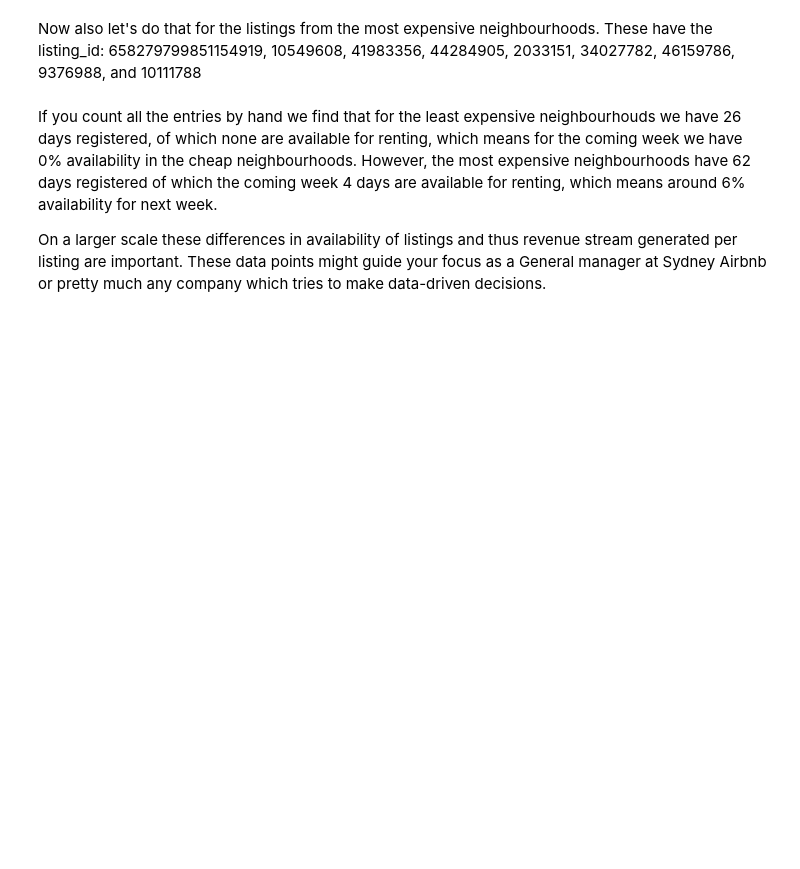
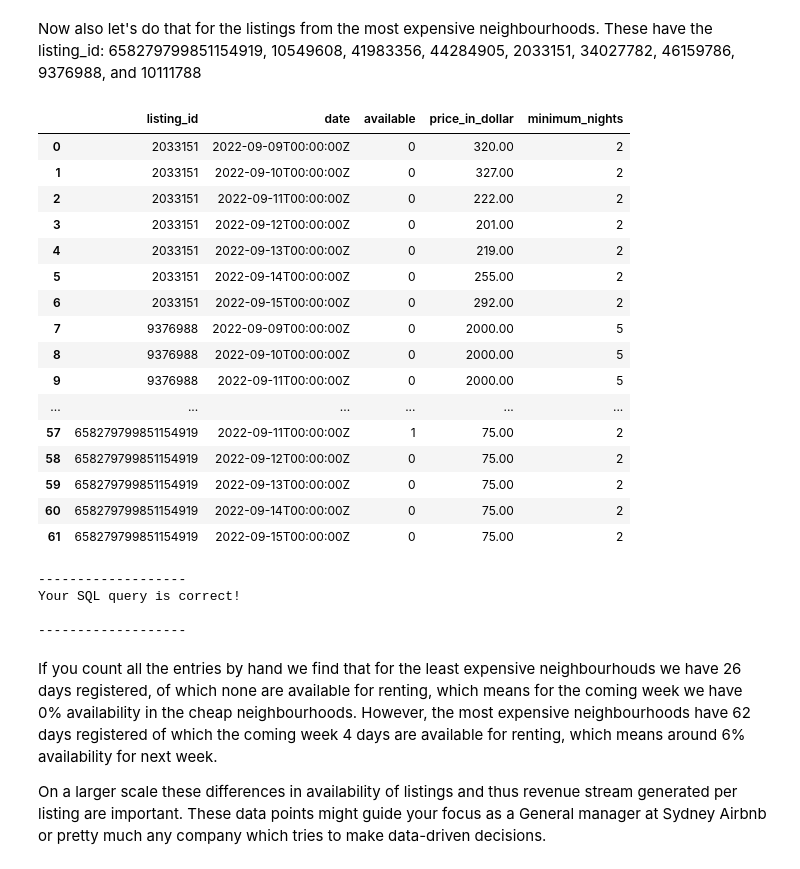
Before and after one commit to DuretiShemsi/SQLQueryProject, a Jupyter notebook: Dureti_Shemsi_Week_1_Project_SQLCC.ipynb, the cells around one changed output. Drawn from its saved outputs; the diff is of its cells as text; code cells hidden in the pictures; blank space fills up the shorter version.

```diff
--- a/Dureti_Shemsi_Week_1_Project_SQLCC.ipynb
+++ b/Dureti_Shemsi_Week_1_Project_SQLCC.ipynb
@@ -592,16 +768,40 @@ Now also let's do that for the listings from the most expensive neighbourhoods.
 # %%
 ### Question: q1_2_9b
 # Instructions:
 # 1/ Fetch all columns from the calendar table
 # 2/ Make sure you filter the data using WHERE-IN
 
 # TO BE COMPLETED
 query = """
-SELECT ???
+SELECT *
+FROM calendar
+WHERE listing_id IN (658279799851154919, 10549608, 41983356, 44284905, 2033151, 34027782, 46159786, 9376988, 10111788)
 """
 
 run(query)
 check(q1_2_9b = query)
+# %% [output]
+|  | listing_id | date | available | price_in_dollar | minimum_nights |
+| 0 | 2033151 | 2022-09-09T00:00:00Z | 0 | 320.00 | 2 |
+| 1 | 2033151 | 2022-09-10T00:00:00Z | 0 | 327.00 | 2 |
+| 2 | 2033151 | 2022-09-11T00:00:00Z | 0 | 222.00 | 2 |
+| 3 | 2033151 | 2022-09-12T00:00:00Z | 0 | 201.00 | 2 |
+| 4 | 2033151 | 2022-09-13T00:00:00Z | 0 | 219.00 | 2 |
+| 5 | 2033151 | 2022-09-14T00:00:00Z | 0 | 255.00 | 2 |
+| 6 | 2033151 | 2022-09-15T00:00:00Z | 0 | 292.00 | 2 |
+| 7 | 9376988 | 2022-09-09T00:00:00Z | 0 | 2000.00 | 5 |
+| 8 | 9376988 | 2022-09-10T00:00:00Z | 0 | 2000.00 | 5 |
+| 9 | 9376988 | 2022-09-11T00:00:00Z | 0 | 2000.00 | 5 |
+| ... | ... | ... | ... | ... | ... |
+| 57 | 658279799851154919 | 2022-09-11T00:00:00Z | 1 | 75.00 | 2 |
+| 58 | 658279799851154919 | 2022-09-12T00:00:00Z | 0 | 75.00 | 2 |
+| 59 | 658279799851154919 | 2022-09-13T00:00:00Z | 0 | 75.00 | 2 |
+| 60 | 658279799851154919 | 2022-09-14T00:00:00Z | 0 | 75.00 | 2 |
+| 61 | 658279799851154919 | 2022-09-15T00:00:00Z | 0 | 75.00 | 2 |
+-------------------
+Your SQL query is correct!
+
+-------------------
 # %% [markdown]
 If you count all the entries by hand we find that for the least expensive neighbourhouds we have 26 days registered, of which none are available for renting, which means for the coming week we have 0% availability in the cheap neighbourhoods. However, the most expensive neighbourhoods have 62 days registered of which the coming week 4 days are available for renting, which means around 6% availability for next week.
 
```
Also changed, not shown: parts of 19 cells of this notebook.
